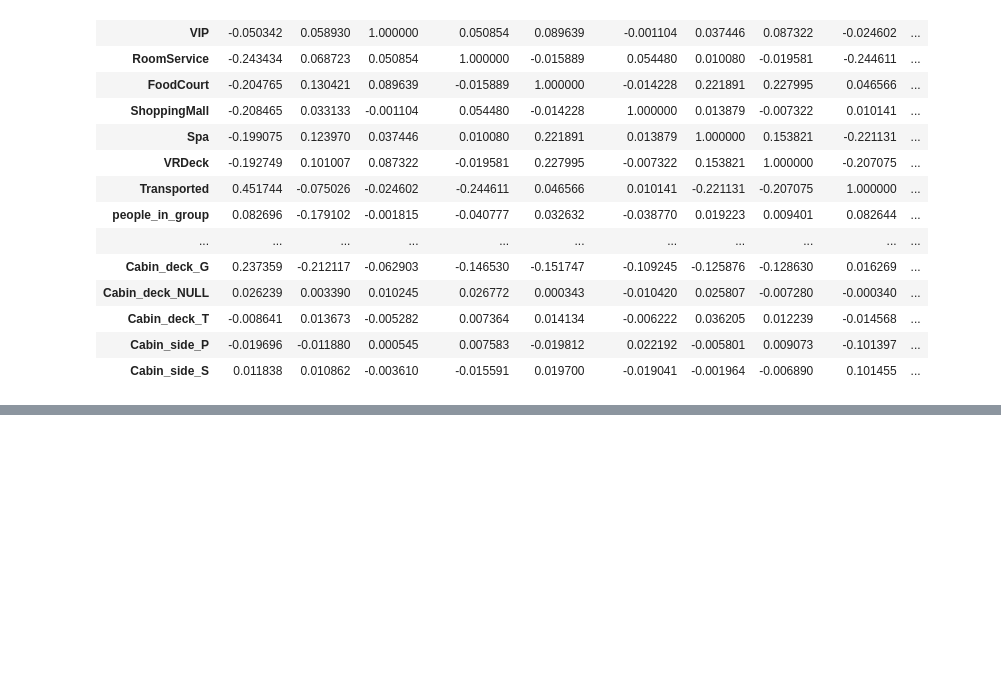
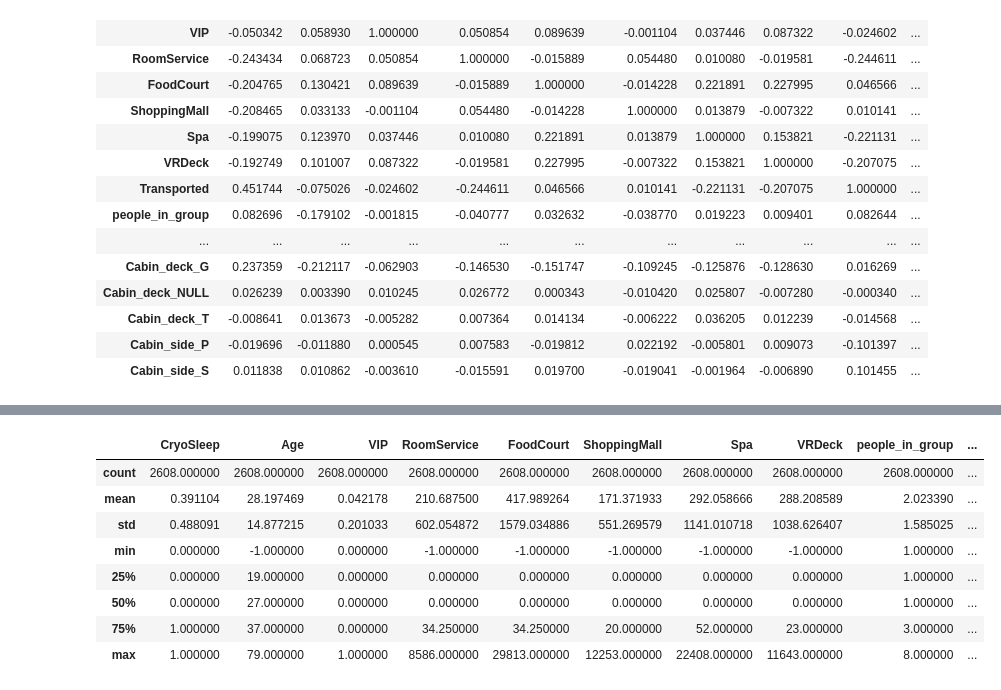
Before and after one commit to rodrigopzt/Kaggle-Competitions, a Jupyter notebook: Spaceship Titanic/spaceship_titanic.ipynb, the cells around one changed output, grey strips where cells are left out. Saved outputs shown, nothing was run; the diff lists cells and outputs as text; code cells hidden in the pictures; blank space fills up the shorter version.

```diff
--- a/Spaceship Titanic/spaceship_titanic.ipynb
+++ b/Spaceship Titanic/spaceship_titanic.ipynb
@@ -313,4 +367,16 @@ X_train.describe()
 | max | 1.000000 | 79.000000 | 1.000000 | 14327.000000 | 27723.000000 | 23492.000000 | 18572.000000 | 24133.000000 | 8.000000 | ... |
+# %%
+X_valid.describe()
+# %% [output]
+|  | CryoSleep | Age | VIP | RoomService | FoodCourt | ShoppingMall | Spa | VRDeck | people_in_group | ... |
+| count | 2608.000000 | 2608.000000 | 2608.000000 | 2608.000000 | 2608.000000 | 2608.000000 | 2608.000000 | 2608.000000 | 2608.000000 | ... |
+| mean | 0.391104 | 28.197469 | 0.042178 | 210.687500 | 417.989264 | 171.371933 | 292.058666 | 288.208589 | 2.023390 | ... |
+| std | 0.488091 | 14.877215 | 0.201033 | 602.054872 | 1579.034886 | 551.269579 | 1141.010718 | 1038.626407 | 1.585025 | ... |
+| min | 0.000000 | -1.000000 | 0.000000 | -1.000000 | -1.000000 | -1.000000 | -1.000000 | -1.000000 | 1.000000 | ... |
+| 25% | 0.000000 | 19.000000 | 0.000000 | 0.000000 | 0.000000 | 0.000000 | 0.000000 | 0.000000 | 1.000000 | ... |
+| 50% | 0.000000 | 27.000000 | 0.000000 | 0.000000 | 0.000000 | 0.000000 | 0.000000 | 0.000000 | 1.000000 | ... |
+| 75% | 1.000000 | 37.000000 | 0.000000 | 34.250000 | 34.250000 | 20.000000 | 52.000000 | 23.000000 | 3.000000 | ... |
+| max | 1.000000 | 79.000000 | 1.000000 | 8586.000000 | 29813.000000 | 12253.000000 | 22408.000000 | 11643.000000 | 8.000000 | ... |
 # %%
 # Logistic Regression
 m_logreg = LogisticRegression(random_state=42)
```
Also changed, not shown: parts of 43 cells of this notebook, 1 other file.
